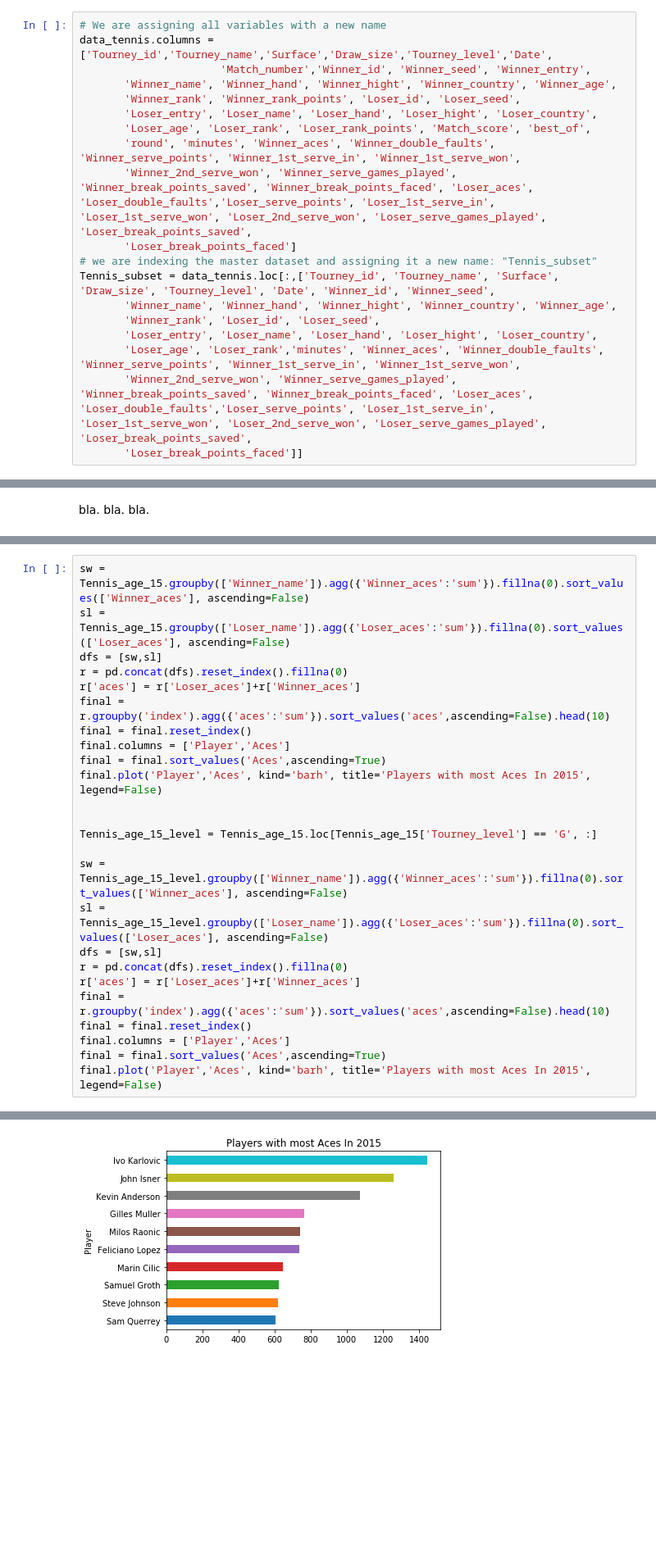
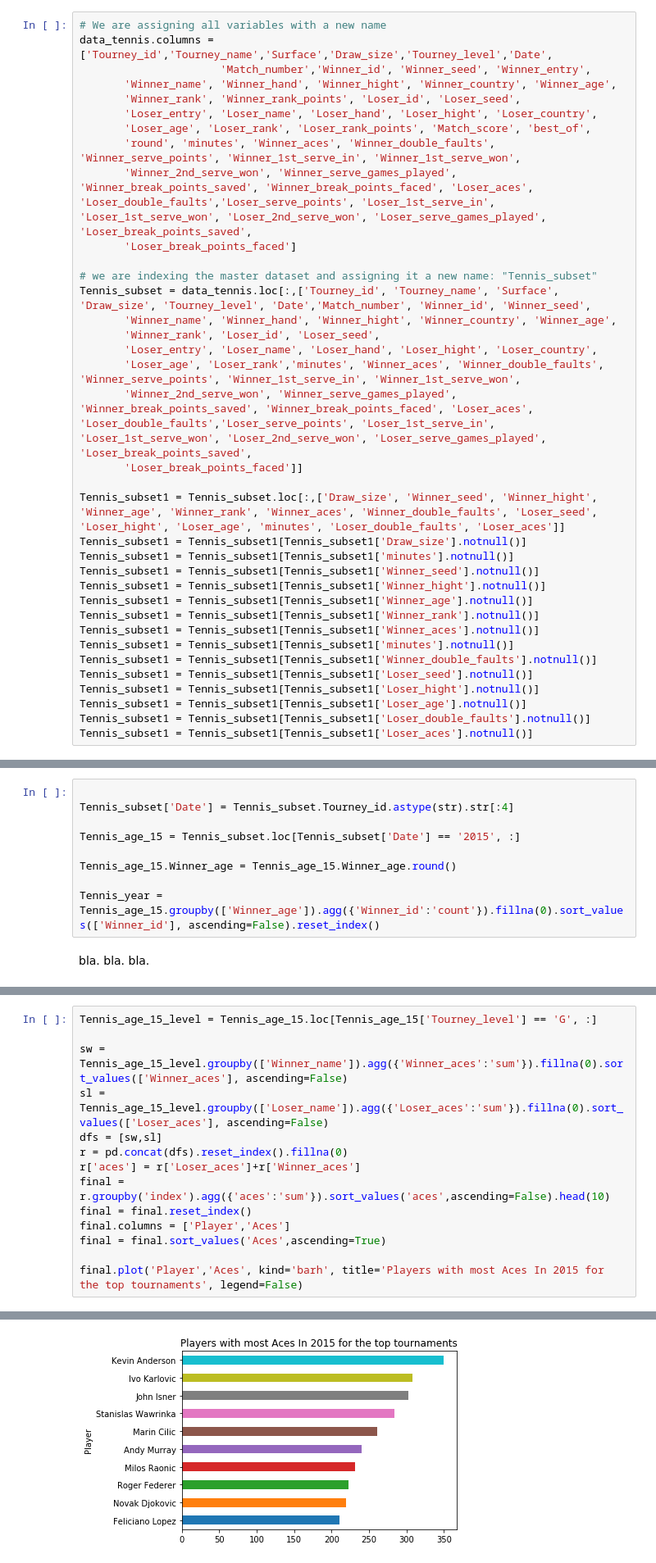
Before and after one commit to NumEconCopenhagen/projects-2019-ccl, a Jupyter notebook: dataproject/dataProject.ipynb, the cells around one changed output, grey strips where cells are left out. Shown at 82% size. Drawn from its saved outputs; the diff is of its cells as text; blank space fills up the shorter version.

```diff
--- a/dataproject/dataProject.ipynb
+++ b/dataproject/dataProject.ipynb
@@ -79,12 +69,29 @@ data_tennis.columns = ['Tourney_id','Tourney_name','Surface','Draw_size','Tourne
        'round', 'minutes', 'Winner_aces', 'Winner_double_faults', 'Winner_serve_points', 'Winner_1st_serve_in', 'Winner_1st_serve_won',
        'Winner_2nd_serve_won', 'Winner_serve_games_played', 'Winner_break_points_saved', 'Winner_break_points_faced', 'Loser_aces', 'Loser_double_faults','Loser_serve_points', 'Loser_1st_serve_in', 'Loser_1st_serve_won', 'Loser_2nd_serve_won', 'Loser_serve_games_played', 'Loser_break_points_saved',
        'Loser_break_points_faced']
+
 # we are indexing the master dataset and assigning it a new name: "Tennis_subset"
-Tennis_subset = data_tennis.loc[:,['Tourney_id', 'Tourney_name', 'Surface', 'Draw_size', 'Tourney_level', 'Date', 'Winner_id', 'Winner_seed',
+Tennis_subset = data_tennis.loc[:,['Tourney_id', 'Tourney_name', 'Surface', 'Draw_size', 'Tourney_level', 'Date','Match_number', 'Winner_id', 'Winner_seed',
        'Winner_name', 'Winner_hand', 'Winner_hight', 'Winner_country', 'Winner_age',
        'Winner_rank', 'Loser_id', 'Loser_seed',
        'Loser_entry', 'Loser_name', 'Loser_hand', 'Loser_hight', 'Loser_country',
        'Loser_age', 'Loser_rank','minutes', 'Winner_aces', 'Winner_double_faults', 'Winner_serve_points', 'Winner_1st_serve_in', 'Winner_1st_serve_won',
        'Winner_2nd_serve_won', 'Winner_serve_games_played', 'Winner_break_points_saved', 'Winner_break_points_faced', 'Loser_aces', 'Loser_double_faults','Loser_serve_points', 'Loser_1st_serve_in', 'Loser_1st_serve_won', 'Loser_2nd_serve_won', 'Loser_serve_games_played', 'Loser_break_points_saved',
        'Loser_break_points_faced']]
+
+Tennis_subset1 = Tennis_subset.loc[:,['Draw_size', 'Winner_seed', 'Winner_hight', 'Winner_age', 'Winner_rank', 'Winner_aces', 'Winner_double_faults', 'Loser_seed', 'Loser_hight', 'Loser_age', 'minutes', 'Loser_double_faults', 'Loser_aces']]
+Tennis_subset1 = Tennis_subset1[Tennis_subset1['Draw_size'].notnull()]
+Tennis_subset1 = Tennis_subset1[Tennis_subset1['minutes'].notnull()]
+Tennis_subset1 = Tennis_subset1[Tennis_subset1['Winner_seed'].notnull()]
+Tennis_subset1 = Tennis_subset1[Tennis_subset1['Winner_hight'].notnull()]
+Tennis_subset1 = Tennis_subset1[Tennis_subset1['Winner_age'].notnull()]
+Tennis_subset1 = Tennis_subset1[Tennis_subset1['Winner_rank'].notnull()]
+Tennis_subset1 = Tennis_subset1[Tennis_subset1['Winner_aces'].notnull()]
+Tennis_subset1 = Tennis_subset1[Tennis_subset1['minutes'].notnull()]
+Tennis_subset1 = Tennis_subset1[Tennis_subset1['Winner_double_faults'].notnull()]
+Tennis_subset1 = Tennis_subset1[Tennis_subset1['Loser_seed'].notnull()]
+Tennis_subset1 = Tennis_subset1[Tennis_subset1['Loser_hight'].notnull()]
+Tennis_subset1 = Tennis_subset1[Tennis_subset1['Loser_age'].notnull()]
+Tennis_subset1 = Tennis_subset1[Tennis_subset1['Loser_double_faults'].notnull()]
+Tennis_subset1 = Tennis_subset1[Tennis_subset1['Loser_aces'].notnull()]
 # %% [markdown]
@@ -126,2 +124,11 @@ Tennis_age_15 = Tennis_age.loc[Tennis_age['Date'] == '2015', :]
+# %%
+
+Tennis_subset['Date'] = Tennis_subset.Tourney_id.astype(str).str[:4]
+
+Tennis_age_15 = Tennis_subset.loc[Tennis_subset['Date'] == '2015', :]
+
+Tennis_age_15.Winner_age = Tennis_age_15.Winner_age.round()
+
+Tennis_year = Tennis_age_15.groupby(['Winner_age']).agg({'Winner_id':'count'}).fillna(0).sort_values(['Winner_id'], ascending=False).reset_index()
 # %% [markdown]
 bla. bla. bla.
@@ -128,28 +150,17 @@ bla. bla. bla.
 # %%
-sw = Tennis_age_15.groupby(['Winner_name']).agg({'Winner_aces':'sum'}).fillna(0).sort_values(['Winner_aces'], ascending=False)
-sl = Tennis_age_15.groupby(['Loser_name']).agg({'Loser_aces':'sum'}).fillna(0).sort_values(['Loser_aces'], ascending=False)
-dfs = [sw,sl]
-r = pd.concat(dfs).reset_index().fillna(0)
-r['aces'] = r['Loser_aces']+r['Winner_aces']
-final = r.groupby('index').agg({'aces':'sum'}).sort_values('aces',ascending=False).head(10)
-final = final.reset_index()
-final.columns = ['Player','Aces']
-final = final.sort_values('Aces',ascending=True)
-final.plot('Player','Aces', kind='barh', title='Players with most Aces In 2015', legend=False)
-
-
 Tennis_age_15_level = Tennis_age_15.loc[Tennis_age_15['Tourney_level'] == 'G', :]
 
 sw = Tennis_age_15_level.groupby(['Winner_name']).agg({'Winner_aces':'sum'}).fillna(0).sort_values(['Winner_aces'], ascending=False)
 sl = Tennis_age_15_level.groupby(['Loser_name']).agg({'Loser_aces':'sum'}).fillna(0).sort_values(['Loser_aces'], ascending=False)
 dfs = [sw,sl]
 r = pd.concat(dfs).reset_index().fillna(0)
 r['aces'] = r['Loser_aces']+r['Winner_aces']
 final = r.groupby('index').agg({'aces':'sum'}).sort_values('aces',ascending=False).head(10)
 final = final.reset_index()
 final.columns = ['Player','Aces']
 final = final.sort_values('Aces',ascending=True)
-final.plot('Player','Aces', kind='barh', title='Players with most Aces In 2015', legend=False)
+
+final.plot('Player','Aces', kind='barh', title='Players with most Aces In 2015 for the top tournaments', legend=False)
 # %% [output]
 <matplotlib.axes._subplots.AxesSubplot at 0x...>
-[figure, old version]
+[figure, new version]
```
Also changed, not shown: parts of 13 cells of this notebook.
